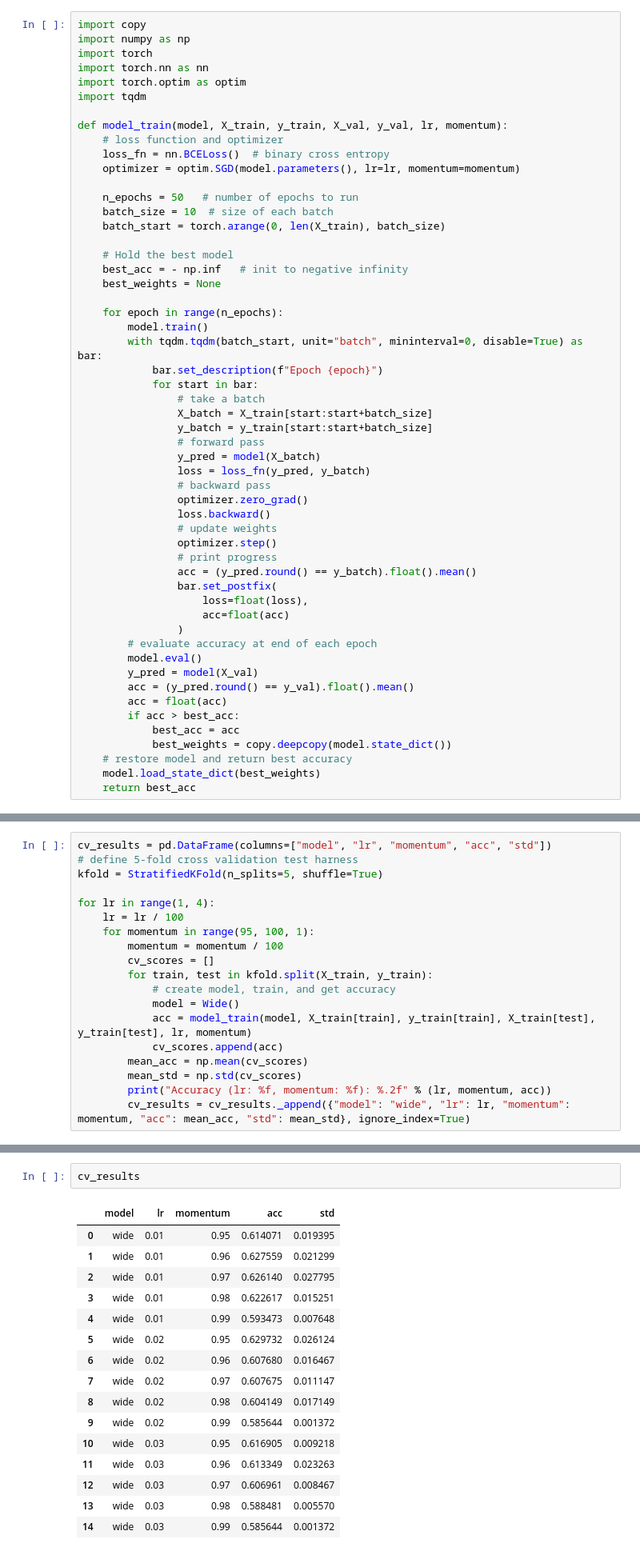
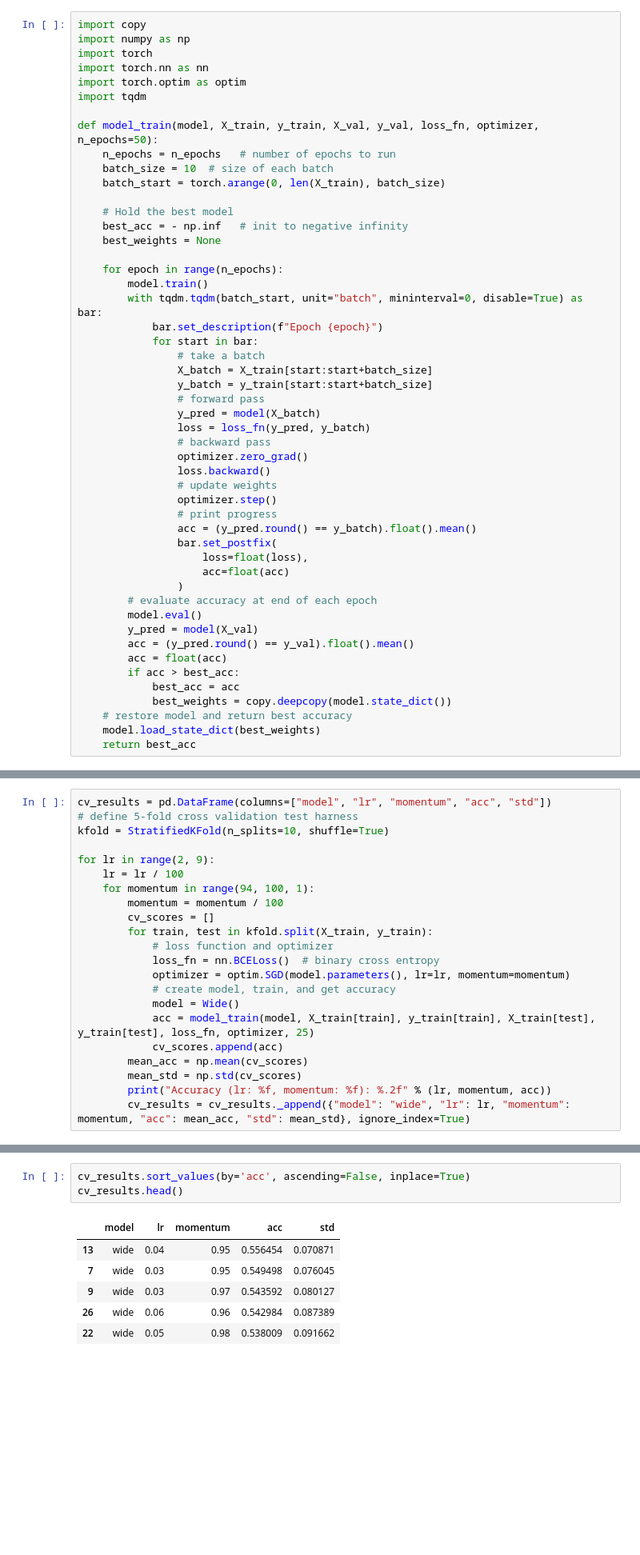
Before and after one commit to aot29/datacamp_developing_LLM, a Jupyter notebook: 0_Introduction_to_Deep_Learning_with_PyTorch/Example_water_potability.ipynb, the cells around one changed output, grey strips where cells are left out. Shown at 80% size. Saved outputs shown, nothing was run; the diff lists cells and outputs as text; blank space fills up the shorter version.

```diff
--- a/0_Introduction_to_Deep_Learning_with_PyTorch/Example_water_potability.ipynb
+++ b/0_Introduction_to_Deep_Learning_with_PyTorch/Example_water_potability.ipynb
@@ -111,12 +93,8 @@ import torch.nn as nn
 import torch.optim as optim
 import tqdm
 
-def model_train(model, X_train, y_train, X_val, y_val, lr, momentum):
-    # loss function and optimizer
-    loss_fn = nn.BCELoss()  # binary cross entropy
-    optimizer = optim.SGD(model.parameters(), lr=lr, momentum=momentum)
-
-    n_epochs = 50   # number of epochs to run
+def model_train(model, X_train, y_train, X_val, y_val, loss_fn, optimizer, n_epochs=50):
+    n_epochs = n_epochs   # number of epochs to run
     batch_size = 10  # size of each batch
     batch_start = torch.arange(0, len(X_train), batch_size)
 
@@ -160,17 +140,20 @@ def model_train(model, X_train, y_train, X_val, y_val, lr, momentum):
 # %%
 cv_results = pd.DataFrame(columns=["model", "lr", "momentum", "acc", "std"])
 # define 5-fold cross validation test harness
-kfold = StratifiedKFold(n_splits=5, shuffle=True)
+kfold = StratifiedKFold(n_splits=10, shuffle=True)
 
-for lr in range(1, 4):
+for lr in range(2, 9):
     lr = lr / 100
-    for momentum in range(95, 100, 1):
+    for momentum in range(94, 100, 1):
         momentum = momentum / 100
         cv_scores = []
         for train, test in kfold.split(X_train, y_train):
+            # loss function and optimizer
+            loss_fn = nn.BCELoss()  # binary cross entropy
+            optimizer = optim.SGD(model.parameters(), lr=lr, momentum=momentum)
             # create model, train, and get accuracy
             model = Wide()
-            acc = model_train(model, X_train[train], y_train[train], X_train[test], y_train[test], lr, momentum)
+            acc = model_train(model, X_train[train], y_train[train], X_train[test], y_train[test], loss_fn, optimizer, 25)
             cv_scores.append(acc)
         mean_acc = np.mean(cv_scores)
         mean_std = np.std(cv_scores)
@@ -195,19 +181,10 @@ Accuracy (lr: 0.030000, momentum: 0.990000): 0.59
 # %%
-cv_results
+cv_results.sort_values(by='acc', ascending=False, inplace=True)
+cv_results.head()
 # %% [output]
 |  | model | lr | momentum | acc | std |
-| 0 | wide | 0.01 | 0.95 | 0.614071 | 0.019395 |
-| 1 | wide | 0.01 | 0.96 | 0.627559 | 0.021299 |
-| 2 | wide | 0.01 | 0.97 | 0.626140 | 0.027795 |
-| 3 | wide | 0.01 | 0.98 | 0.622617 | 0.015251 |
-| 4 | wide | 0.01 | 0.99 | 0.593473 | 0.007648 |
-| 5 | wide | 0.02 | 0.95 | 0.629732 | 0.026124 |
-| 6 | wide | 0.02 | 0.96 | 0.607680 | 0.016467 |
-| 7 | wide | 0.02 | 0.97 | 0.607675 | 0.011147 |
-| 8 | wide | 0.02 | 0.98 | 0.604149 | 0.017149 |
-| 9 | wide | 0.02 | 0.99 | 0.585644 | 0.001372 |
-| 10 | wide | 0.03 | 0.95 | 0.616905 | 0.009218 |
-| 11 | wide | 0.03 | 0.96 | 0.613349 | 0.023263 |
-| 12 | wide | 0.03 | 0.97 | 0.606961 | 0.008467 |
-| 13 | wide | 0.03 | 0.98 | 0.588481 | 0.005570 |
-| 14 | wide | 0.03 | 0.99 | 0.585644 | 0.001372 |
+| 13 | wide | 0.04 | 0.95 | 0.556454 | 0.070871 |
+| 7 | wide | 0.03 | 0.95 | 0.549498 | 0.076045 |
+| 9 | wide | 0.03 | 0.97 | 0.543592 | 0.080127 |
+| 26 | wide | 0.06 | 0.96 | 0.542984 | 0.087389 |
+| 22 | wide | 0.05 | 0.98 | 0.538009 | 0.091662 |
```
Also changed, not shown: parts of 7 cells of this notebook.
